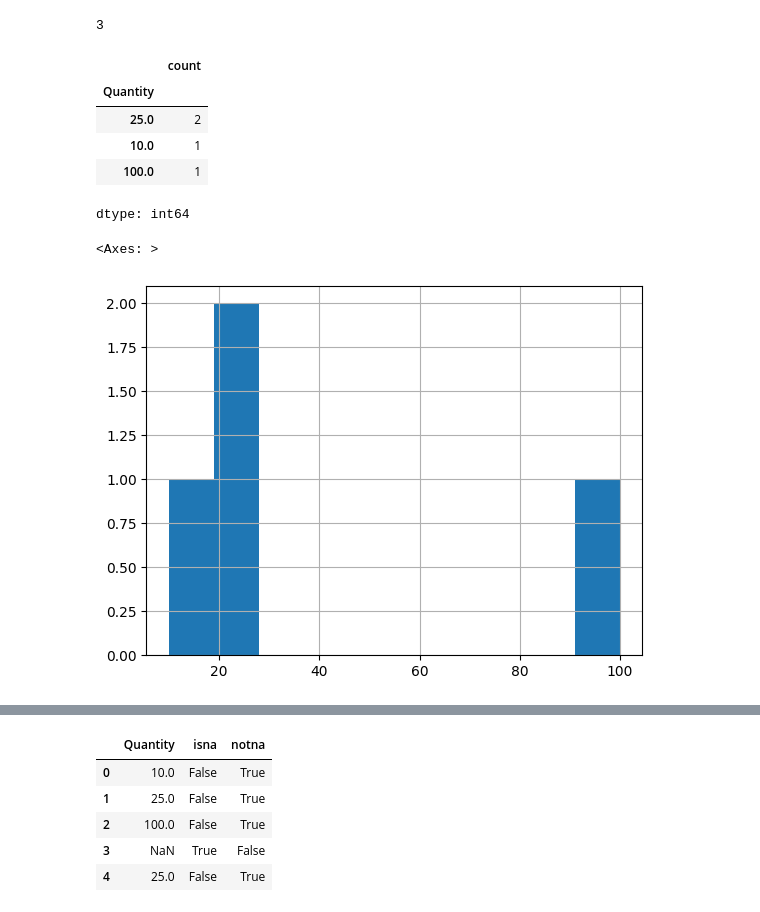
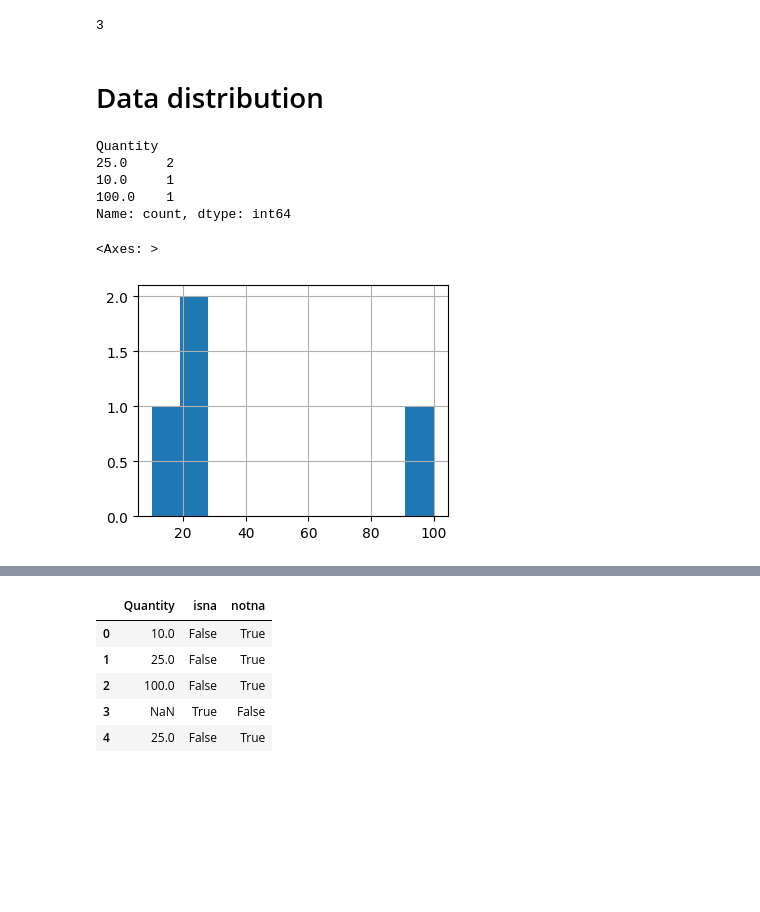
Before and after one commit to w4bo/AA2425-unibo-mldm, a Jupyter notebook: slides/lab-03-datapreparation.ipynb, the cells around one changed output, grey strips where cells are left out. Saved outputs shown, nothing was run; the diff lists cells and outputs as text; code cells hidden in the pictures; blank space fills up the shorter version.

```diff
--- a/slides/lab-03-datapreparation.ipynb
+++ b/slides/lab-03-datapreparation.ipynb
@@ -9,11 +9,11 @@ import seaborn as sns  # plots
 import matplotlib.pyplot as plt  # plots
 
 df = pd.DataFrame([
-    ['Cola',   'low',    '05/07/2021', 10, 2],
-    ['Bread',  'medium', '05/07/2021', 25, 1],
-    ['Beer',   'high',   '06/07/2021', 100, 3],
-    ['Diaper', 'high',   '06/07/2021', np.nan, 4],
-    ['Pizza',  'medium', '06/07/2021', 25, 5]], columns=['ID', 'PriceBin', 'Date', 'Quantity', 'Review'])
+    [100,   'low',    '05/07/2021', 10, 2],
+    [101,  'medium', '05/07/2021', 25, 1],
+    [102,   'high',   '06/07/2021', 100, 3],
+    [103, 'high',   '06/07/2021', np.nan, 4],
+    [104,  'medium', '06/07/2021', 25, 5]], columns=['ID', 'PriceBin', 'Date', 'Quantity', 'Review'])
 df
 # %% [output]
 |  | ID | PriceBin | Date | Quantity | Review |
@@ -43,18 +43,20 @@ array([ 10.,  25., 100.,  nan])
 df["Quantity"].nunique()
 # %% [output]
 3
+# %% [markdown]
+# Data distribution
 # %%
 # return a new series that associates each value with its number of occurrences, sorted by frequency
 df["Quantity"].value_counts()
 # %% [output]
-|  | count |
-| Quantity |  |
-| 25.0 | 2 |
-| 10.0 | 1 |
-| 100.0 | 1 |
-dtype: int64
+Quantity
+25.0     2
+10.0     1
+100.0    1
+Name: count, dtype: int64
 # %%
+plt.figure(figsize=(4, 3))
 df["Quantity"].hist(bins=10)
 # %% [output]
 <Axes: >
-[figure, old version]
+[figure, new version]
```
Also changed, not shown: parts of 37 cells of this notebook.
